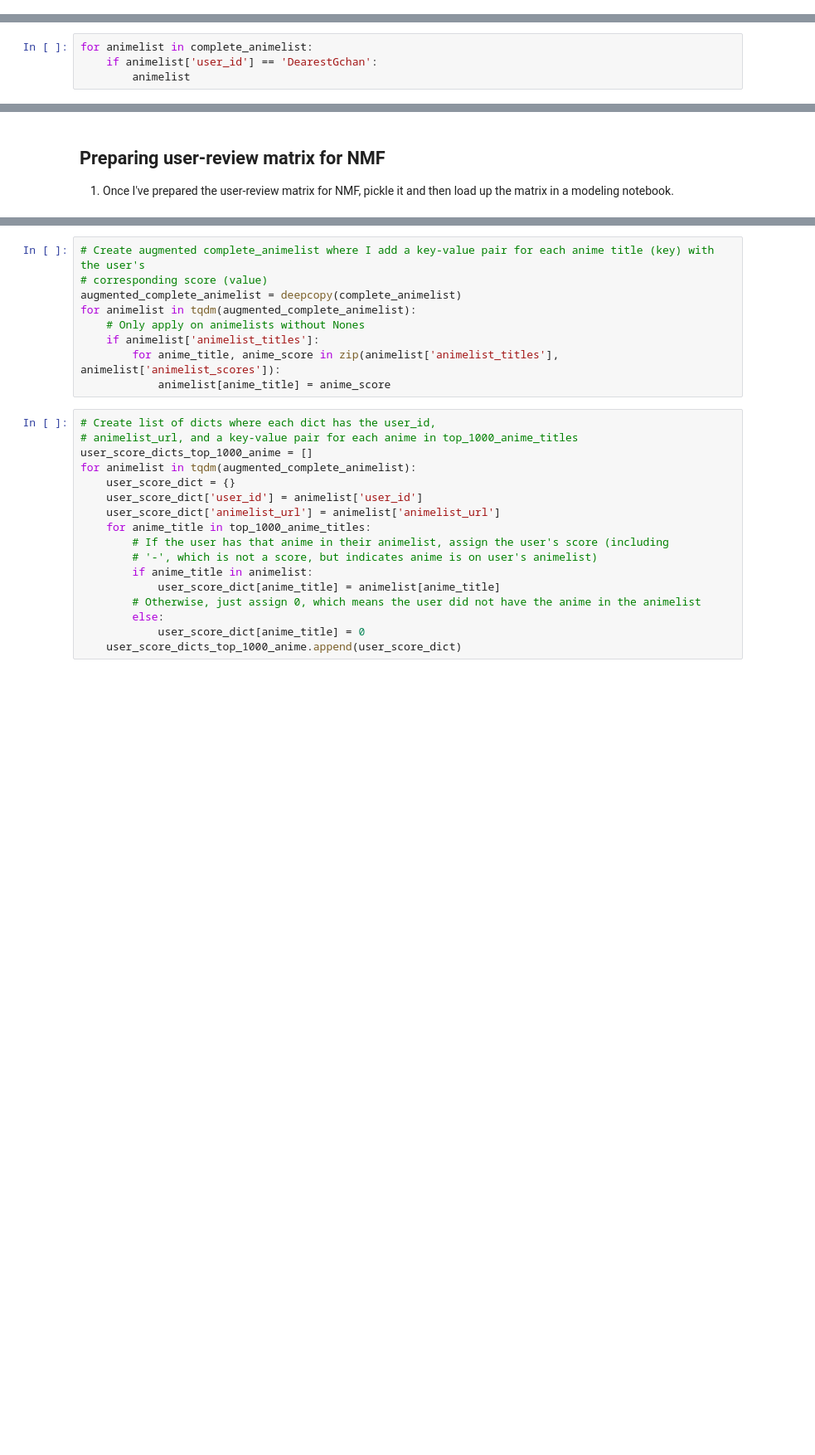
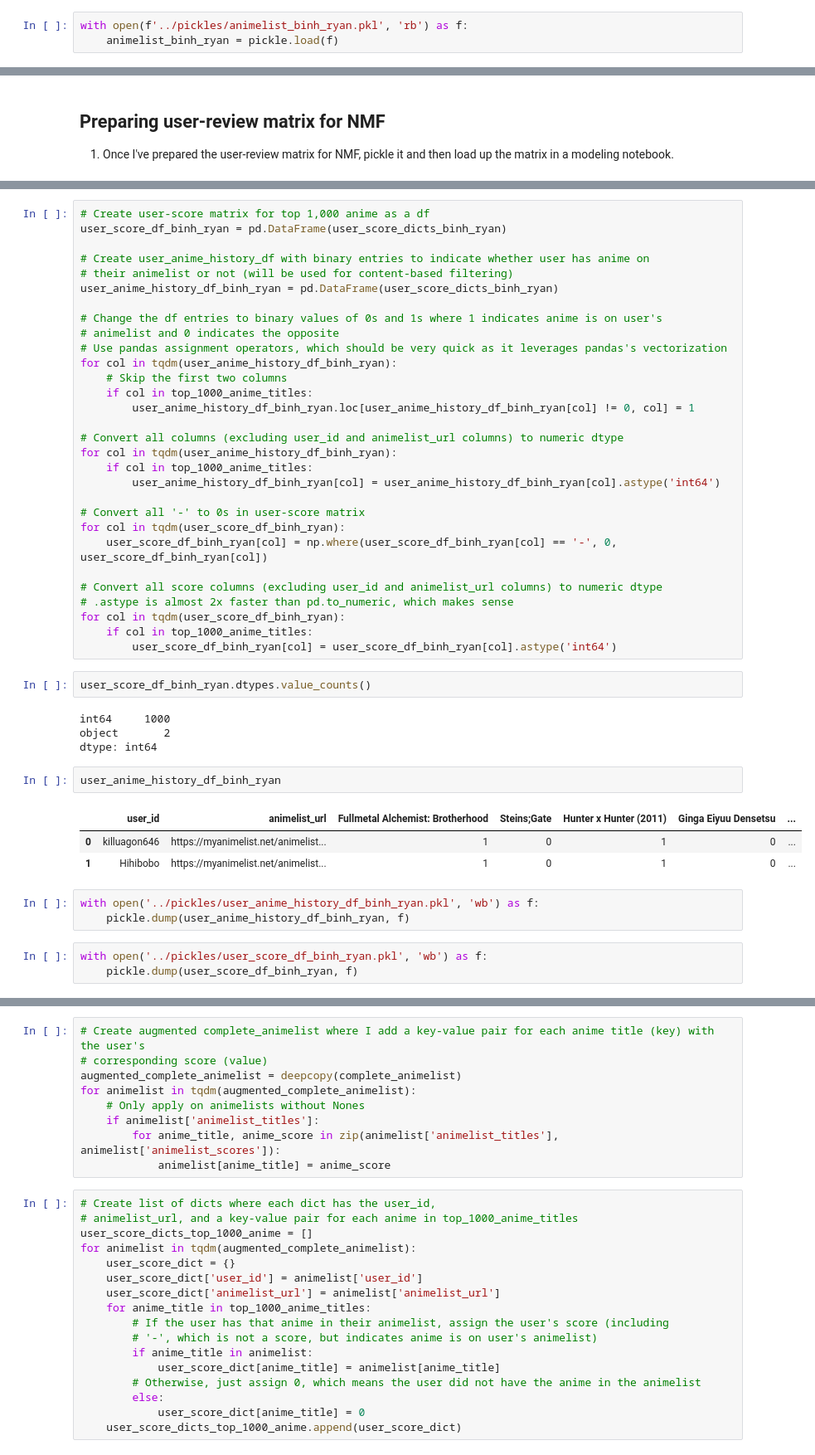
Before and after one commit to binh748/anime-recommender, a Jupyter notebook: notebooks/data_cleaning.ipynb, the cells around one changed output, grey strips where cells are left out. Shown at 83% size. Cells and saved outputs as stored; diff of their text form; blank space fills up the shorter version.

```diff
--- a/notebooks/data_cleaning.ipynb
+++ b/notebooks/data_cleaning.ipynb
@@ -38,6 +38,9 @@ with open(f'../pickles/user_score_df_partial.pkl', 'wb') as to_write:
     pickle.dump(user_score_df, to_write)
 # %%
 top_1000_anime_titles = top_anime_df['title_main'].to_list()
+# %%
+with open(f'../pickles/animelist_binh_ryan.pkl', 'rb') as f:
+    animelist_binh_ryan = pickle.load(f)
 # %% [markdown]
 ## Data cleaning ##
 1. Filter out any invalid animelists (where there are null entries or where the web scraping didn't work).
@@ -179,7 +182,3 @@ sum([len(animelist['animelist_titles']) != len(animelist['animelist_scores'])
      for animelist in complete_animelist if animelist['animelist_titles']])
 # %% [output]
 0
-# %%
-for animelist in complete_animelist:
-    if animelist['user_id'] == 'DearestGchan':
-        animelist
@@ -231,0 +236,48 @@ for animelist in complete_animelist:
+# %%
+# Create user-score matrix for top 1,000 anime as a df
+user_score_df_binh_ryan = pd.DataFrame(user_score_dicts_binh_ryan)
+
+# Create user_anime_history_df with binary entries to indicate whether user has anime on
+# their animelist or not (will be used for content-based filtering)
+user_anime_history_df_binh_ryan = pd.DataFrame(user_score_dicts_binh_ryan)
+
+# Change the df entries to binary values of 0s and 1s where 1 indicates anime is on user's
+# animelist and 0 indicates the opposite
+# Use pandas assignment operators, which should be very quick as it leverages pandas's vectorization
+for col in tqdm(user_anime_history_df_binh_ryan):
+    # Skip the first two columns
+    if col in top_1000_anime_titles:
+        user_anime_history_df_binh_ryan.loc[user_anime_history_df_binh_ryan[col] != 0, col] = 1
+
+# Convert all columns (excluding user_id and animelist_url columns) to numeric dtype
+for col in tqdm(user_anime_history_df_binh_ryan):
+    if col in top_1000_anime_titles:
+        user_anime_history_df_binh_ryan[col] = user_anime_history_df_binh_ryan[col].astype('int64')
+
+# Convert all '-' to 0s in user-score matrix
+for col in tqdm(user_score_df_binh_ryan):
+    user_score_df_binh_ryan[col] = np.where(user_score_df_binh_ryan[col] == '-', 0, user_score_df_binh_ryan[col])
+
+# Convert all score columns (excluding user_id and animelist_url columns) to numeric dtype
+# .astype is almost 2x faster than pd.to_numeric, which makes sense
+for col in tqdm(user_score_df_binh_ryan):
+    if col in top_1000_anime_titles:
+        user_score_df_binh_ryan[col] = user_score_df_binh_ryan[col].astype('int64')
+# %%
+user_score_df_binh_ryan.dtypes.value_counts()
+# %% [output]
+int64     1000
+object       2
+dtype: int64
+# %%
+user_anime_history_df_binh_ryan
+# %% [output]
+|  | user_id | animelist_url | Fullmetal Alchemist: Brotherhood | Steins;Gate | Hunter x Hunter (2011) | Ginga Eiyuu Densetsu | ... |
+| 0 | killuagon646 | https://myanimelist.net/animelist... | 1 | 0 | 1 | 0 | ... |
+| 1 | Hihibobo | https://myanimelist.net/animelist... | 1 | 0 | 1 | 0 | ... |
+# %%
+with open('../pickles/user_anime_history_df_binh_ryan.pkl', 'wb') as f:
+    pickle.dump(user_anime_history_df_binh_ryan, f)
+# %%
+with open('../pickles/user_score_df_binh_ryan.pkl', 'wb') as f:
+    pickle.dump(user_score_df_binh_ryan, f)
```
Also changed, not shown: parts of 5 cells of this notebook, 1 other file.
